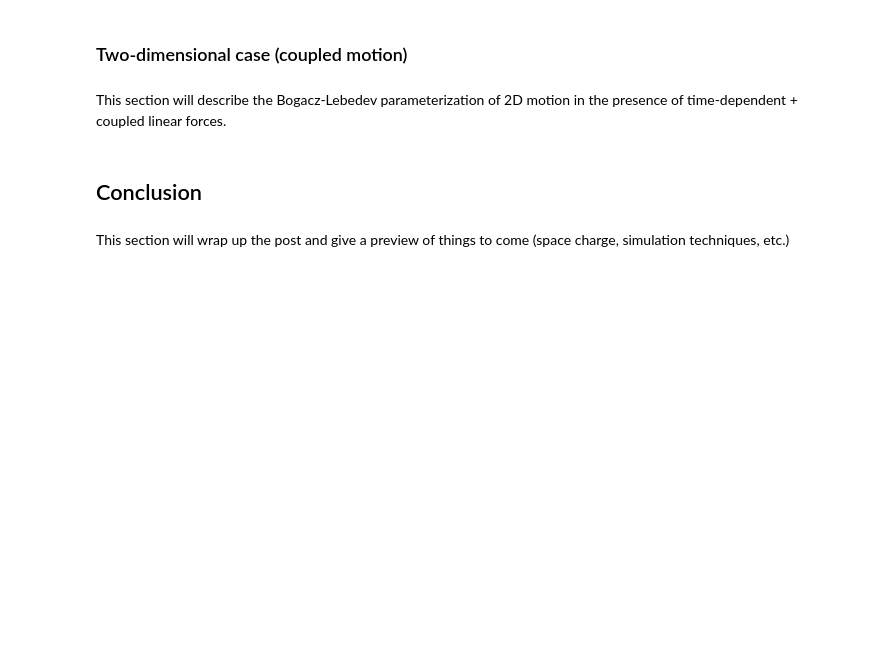
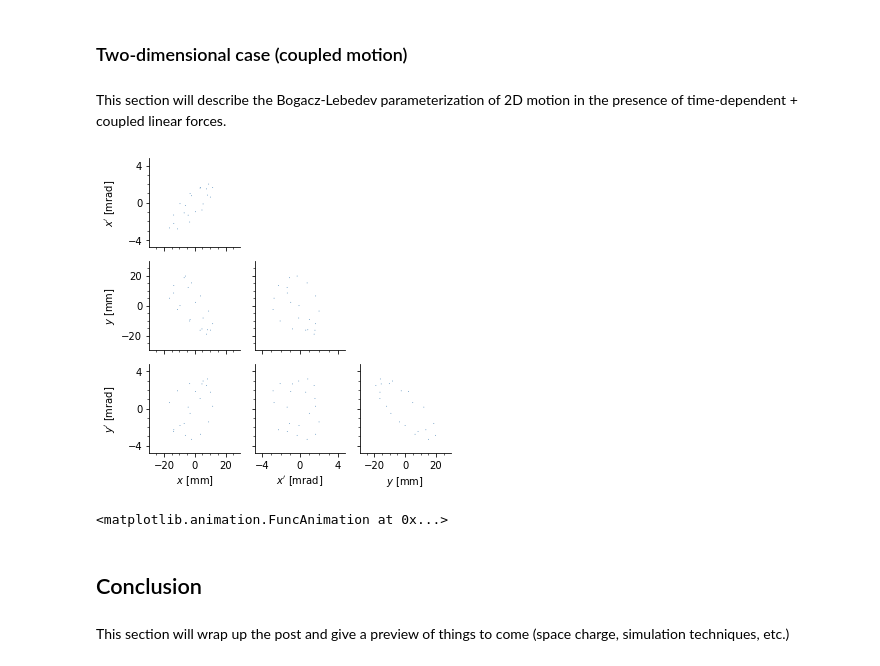
Before and after one commit to austin-hoover/blog_old, a Jupyter notebook: _notebooks/2021-01-21-coupling.ipynb, the cells around one changed output. Cells and saved outputs as stored; diff of their text form; code cells hidden in the pictures; blank space fills up the shorter version.

```diff
--- a/_notebooks/2021-01-21-coupling.ipynb
+++ b/_notebooks/2021-01-21-coupling.ipynb
@@ -1,10 +1,11 @@
 # %%
 #hide
 import sys
-from IPython.display import HTML, display
+from IPython.display import HTML, display, Image
 import numpy as np
 import matplotlib
 import matplotlib.pyplot as plt
+# import proplot as plot
 
 sys.path.append('/Users/46h/Research/code/accphys/')
 from tools import (
@@ -15,6 +16,9 @@ from tools import (
     matrix_lattice as ml,
     envelope_analysis as ea
 )
+from tools.utils import play, show
+plt.rcParams['animation.html'] = 'jshtml'
+plt.rcParams['animation.embed_limit'] = np.inf
 # %% [markdown]
 # Linear Particle Dynamics in an Accelerator
 > Studying particle motion in the presence of time-dependent linear forces.
@@ -92,6 +184,46 @@ $$x'' + k(s)x = 0,$$
 ### Two-dimensional case (coupled motion)
 # %% [markdown]
 This section will describe the Bogacz-Lebedev parameterization of 2D motion in the presence of time-dependent + coupled linear forces.
+# %%
+#hide
+lattice = ml.fodo(0.2, 0.2, 5.0, start='drift', quad_tilt=1)
+
+nturns = 20
+eps1 = 42.5 # [mm-mrad]
+eps2 = 7.5 # [mm-mrad]
+psi1 = 0 # initial phase of eigenvector 1
+psi2 = np.radians(90) # initial phase of eigenvector 2
+
+# Form coordinate vector
+x1 = np.real(np.sqrt(eps1) * lattice.v1 * np.exp(1j*psi1)) # mode 1 contribution
+x2 = np.real(np.sqrt(eps2) * lattice.v2 * np.exp(1j*psi2)) # mode 2 contribution
+x = x1 + x2
+
+# Track
+X1 = lattice.track_part(x1, nturns)
+X2 = lattice.track_part(x2, nturns)
+X = lattice.track_part(x, nturns)
+
+myplt.corner(X, diag_kind=None);
+# %% [output]
+[figure, added]
+# %%
+#hide_input
+anim = myanim.corner_onepart(
+    X,
+    dims='all',
+    figsize=8,
+    show_history=True,
+    text_fmt='Period = {}',
+    fps=30,
+    grid_kws=dict(alpha=0.11),
+    history_kws=dict(s=3, alpha=0.2),
+    color='k',
+    s=10
+)
+anim
+# %% [output]
+<matplotlib.animation.FuncAnimation at 0x...>
 # %% [markdown]
 ## Conclusion
 # %% [markdown]
```
Also changed, not shown: parts of 21 cells of this notebook, 12 other files.
